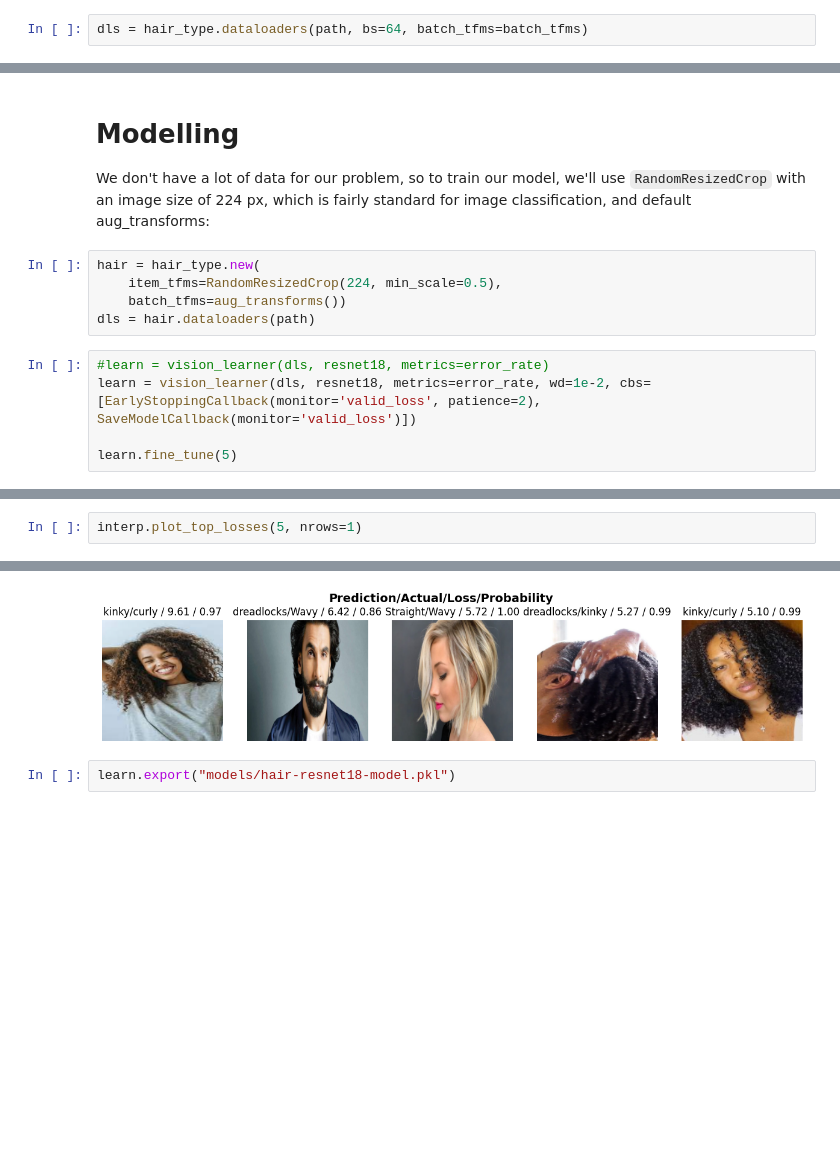
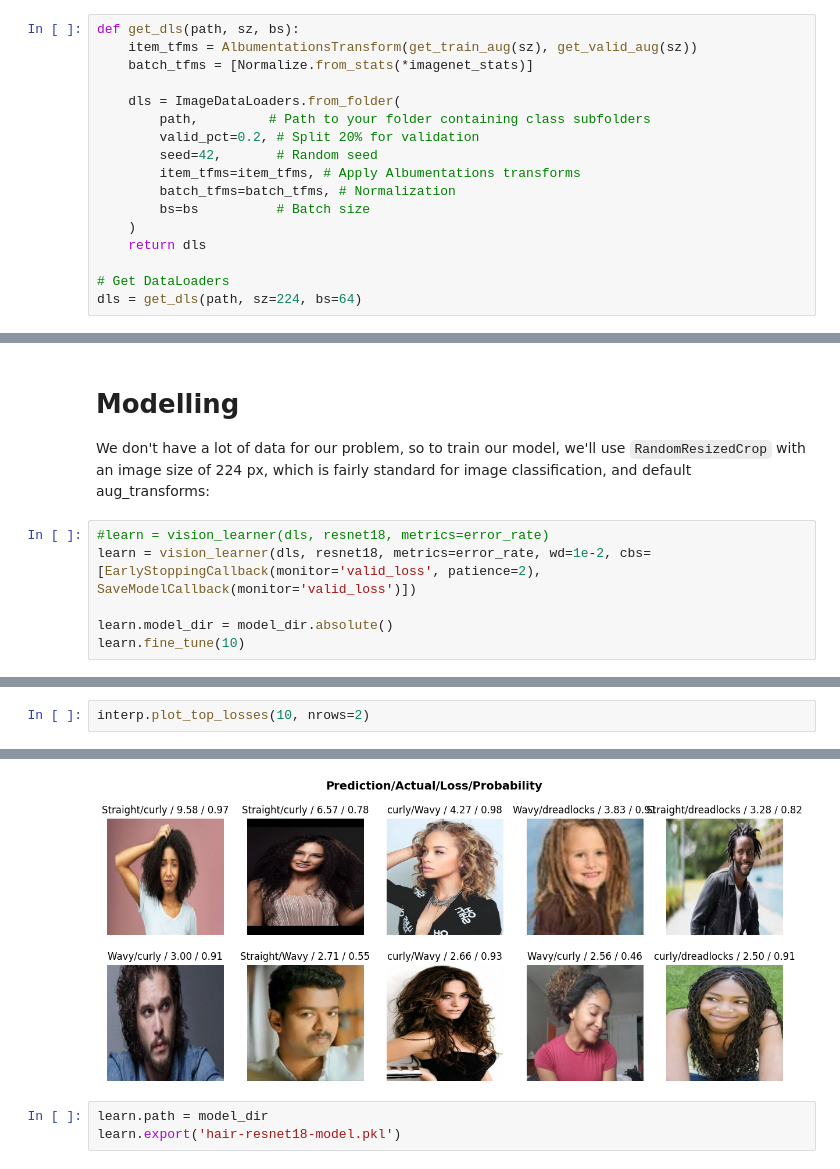
Before and after one commit to Kavya-sree/Hair-Type-Classifier, a Jupyter notebook: Hair_type_classifier.ipynb, the cells around one changed output, grey strips where cells are left out. Saved outputs shown, nothing was run; the diff lists cells and outputs as text; blank space fills up the shorter version.

Commit message:
updated model and app

```diff
--- a/Hair_type_classifier.ipynb
+++ b/Hair_type_classifier.ipynb
@@ -44,5 +63,20 @@ batch_tfms = [
-# %%
-dls = hair_type.dataloaders(path, bs=64, batch_tfms=batch_tfms)
+# %%
+def get_dls(path, sz, bs):
+    item_tfms = AlbumentationsTransform(get_train_aug(sz), get_valid_aug(sz))
+    batch_tfms = [Normalize.from_stats(*imagenet_stats)]
+
+    dls = ImageDataLoaders.from_folder(
+        path,         # Path to your folder containing class subfolders
+        valid_pct=0.2, # Split 20% for validation
+        seed=42,       # Random seed
+        item_tfms=item_tfms, # Apply Albumentations transforms
+        batch_tfms=batch_tfms, # Normalization
+        bs=bs          # Batch size
+    )
+    return dls
+
+# Get DataLoaders
+dls = get_dls(path, sz=224, bs=64)
 # %%
 dls.valid.show_batch(max_n=4, nrows=1)
 # %% [output]
@@ -51,15 +85,11 @@ dls.valid.show_batch(max_n=4, nrows=1)
 # Modelling
 
 We don't have a lot of data for our problem, so to train our model, we'll use `RandomResizedCrop` with an image size of 224 px, which is fairly standard for image classification, and default aug_transforms:
-# %%
-hair = hair_type.new(
-    item_tfms=RandomResizedCrop(224, min_scale=0.5),
-    batch_tfms=aug_transforms())
-dls = hair.dataloaders(path)
 # %%
 #learn = vision_learner(dls, resnet18, metrics=error_rate)
 learn = vision_learner(dls, resnet18, metrics=error_rate, wd=1e-2, cbs=[EarlyStoppingCallback(monitor='valid_loss', patience=2), SaveModelCallback(monitor='valid_loss')])
 
-learn.fine_tune(5)
+learn.model_dir = model_dir.absolute()
+learn.fine_tune(10)
 # %% [output]
 | epoch | train_loss | valid_loss | error_rate | time |
@@ -111,7 +143,8 @@ interp.plot_confusion_matrix()
 # %%
-interp.plot_top_losses(5, nrows=1)
+interp.plot_top_losses(10, nrows=2)
 # %% [output]
 [interactive output not drawn]
-[figure, old version]
+[figure, new version]
 # %%
-learn.export("models/hair-resnet18-model.pkl")
+learn.path = model_dir
+learn.export('hair-resnet18-model.pkl')
```
Also changed, not shown: parts of 12 cells of this notebook, 21 other files.
